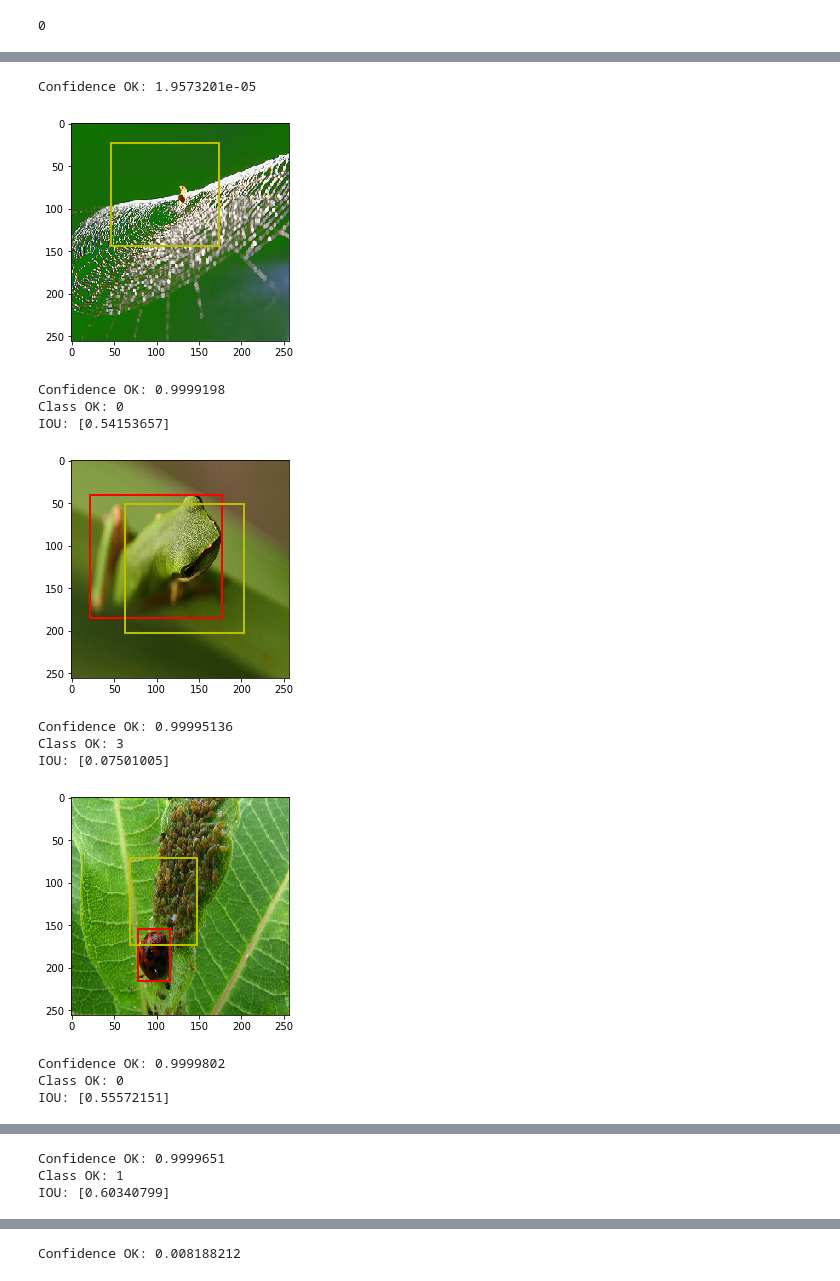
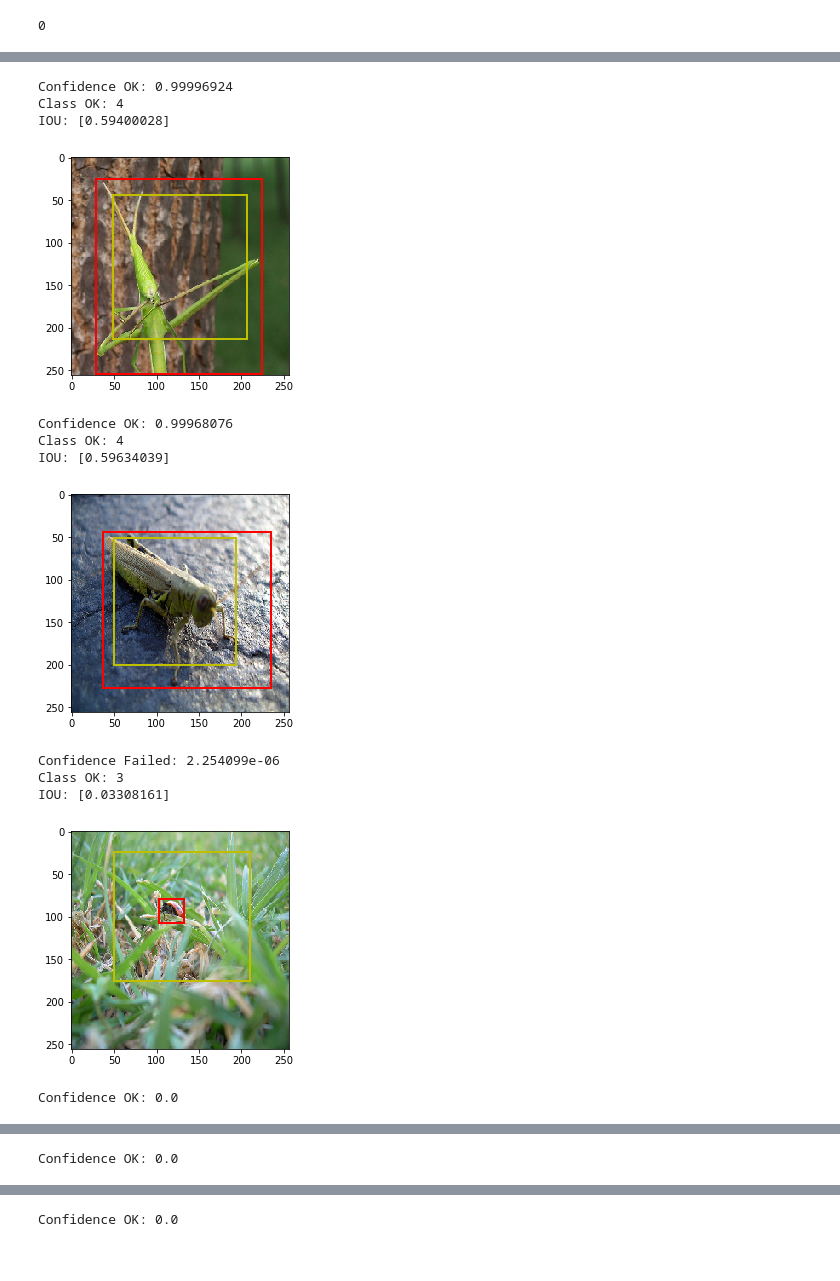
Before and after one commit to deeplearning-itba/Object-Detection, a Jupyter notebook: 4-Localization_with_confidence.ipynb, the cells around one changed output, grey strips where cells are left out. Cells and saved outputs as stored; diff of their text form; code cells hidden in the pictures.

```diff
--- a/4-Localization_with_confidence.ipynb
+++ b/4-Localization_with_confidence.ipynb
@@ -110,7 +110,7 @@ from custom_losses import custom_loss_IOU, classes_acc, confidence_acc, bounding
 # %%
 #losses = {"concatenated_outputs": mse_custom_loss}
 #losses = {"concatenated_outputs": custom_loss}
-losses = {"concatenated_outputs": custom_loss}
+losses = {"concatenated_outputs": custom_loss_IOU}
 
 metrics = {"concatenated_outputs": [classes_acc, confidence_acc, bounding_box_mse, iou_v2, cat_cross_entropy_loss]}
 # %%
@@ -144,7 +144,7 @@ filename = 'runtime'
 checkpoint = ModelCheckpoint(filepath = filename+'_best.hdf5',
                              monitor='val_classes_acc', save_best_only=True)
 model.compile(loss=losses,
-              optimizer=Adam(lr=0.001),
+              optimizer=Adam(lr=0.0001),
               metrics=metrics)
 # %%
 plot_losses = PlotLosses(1)
@@ -161,16 +175,16 @@ model.evaluate_generator(val_generator_multiple_outputs)
 # %%
-plot_batch(train_generator_multiple_outputs, model, count=10)
+plot_batch(val_generator_multiple_outputs, model, count=10)
 # %% [output]
-Confidence OK: 1.9573201e-05
+Confidence OK: 0.99996924
+Class OK: 4
+IOU: [0.59400028]
-[figure, old version]
+[figure, new version]
-Confidence OK: 0.9999198
-Class OK: 0
-IOU: [0.54153657]
+Confidence OK: 0.99968076
+Class OK: 4
+IOU: [0.59634039]
-[figure, old version]
+[figure, new version]
-Confidence OK: 0.99995136
+Confidence Failed: 2.254099e-06
 Class OK: 3
-IOU: [0.07501005]
+IOU: [0.03308161]
-[figure, old version]
+[figure, new version]
-Confidence OK: 0.9999802
-Class OK: 0
-IOU: [0.55572151]
+Confidence OK: 0.0
@@ -178,3 +192 @@ IOU: [0.55572151]
-Confidence OK: 0.9999651
-Class OK: 1
-IOU: [0.60340799]
+Confidence OK: 0.0
@@ -182 +194 @@ IOU: [0.60340799]
-Confidence OK: 0.008188212
+Confidence OK: 0.0
```
Also changed, not shown: parts of 6 cells of this notebook.
